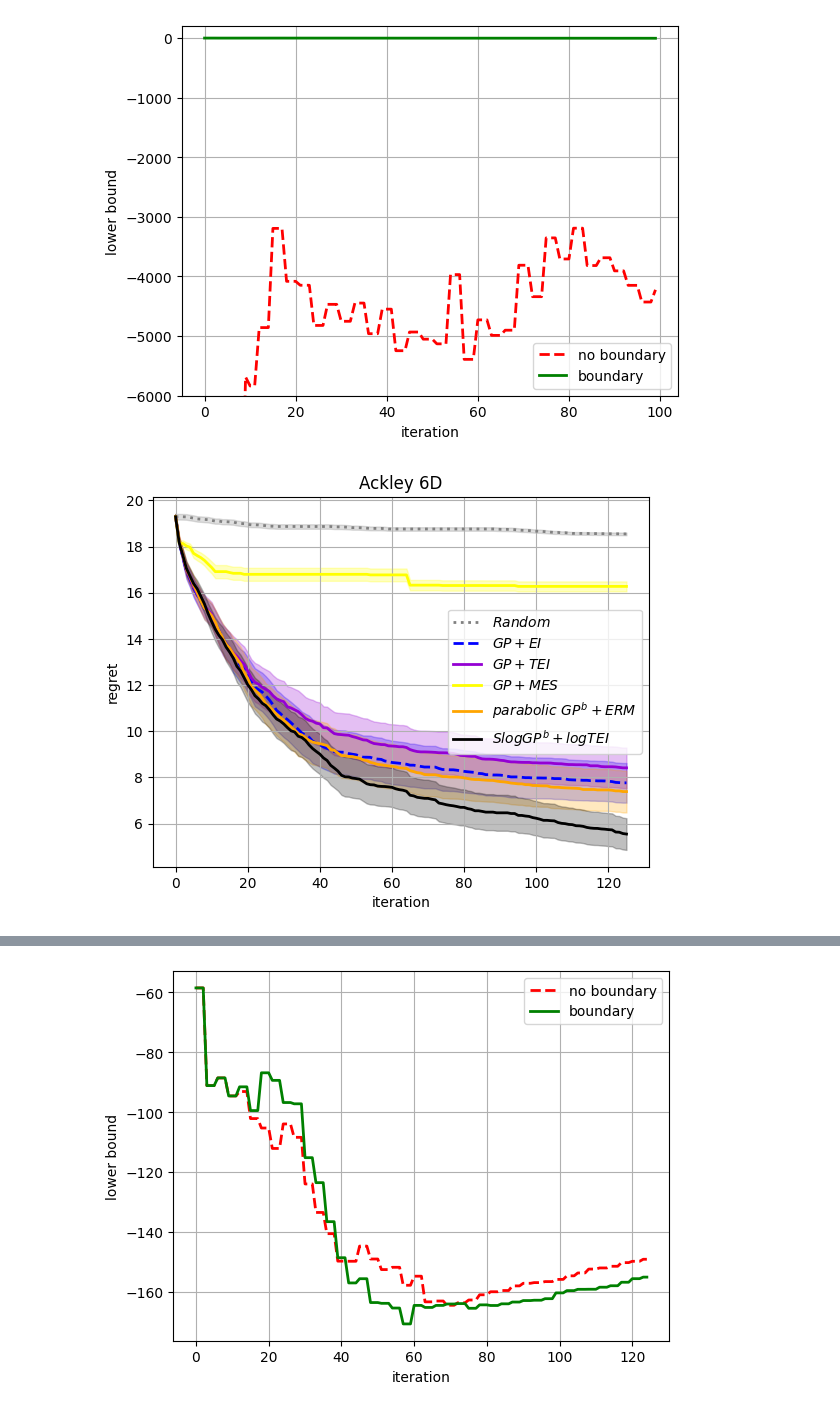
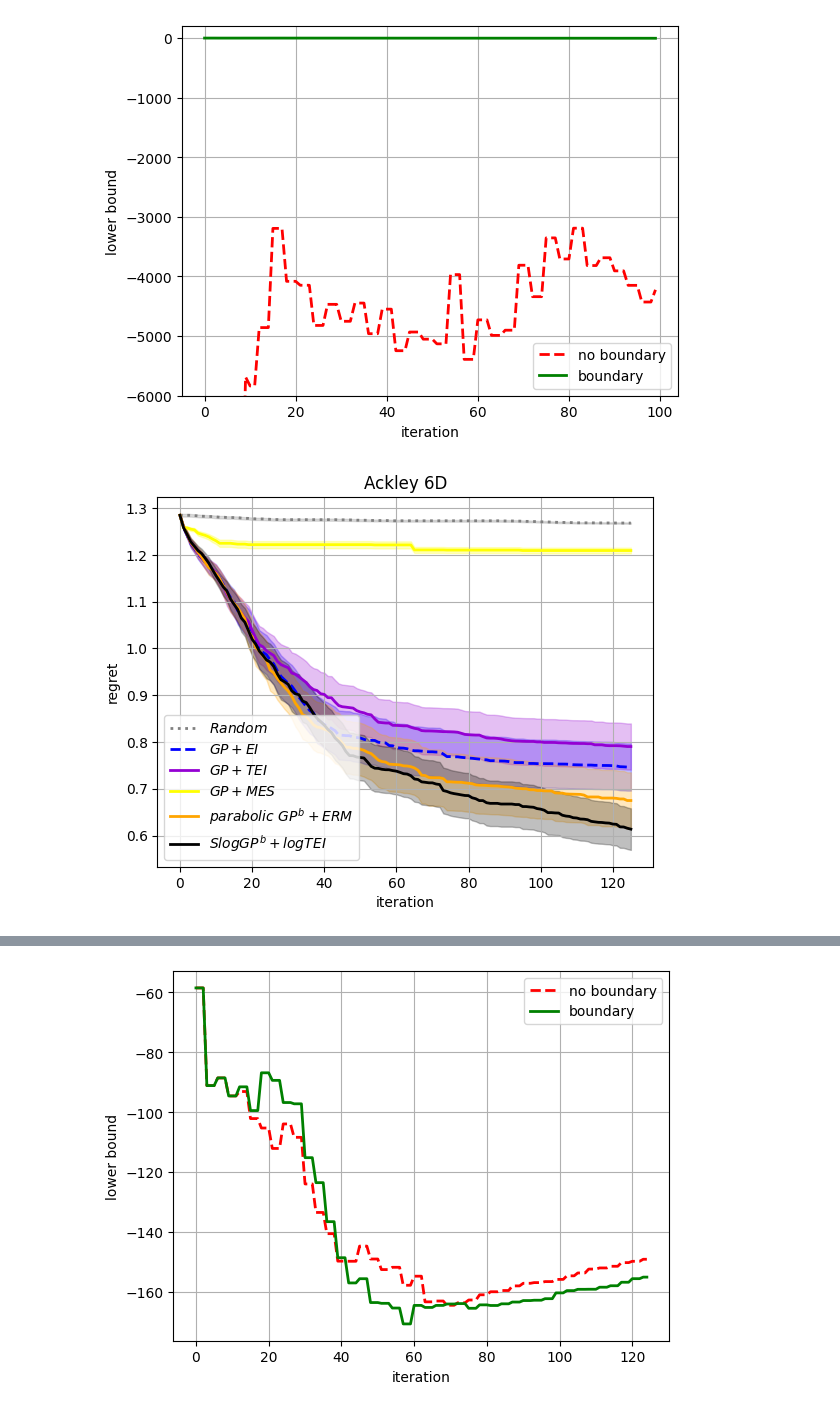
Before and after one commit to HanyangHenry-Wang/SLogGP_KnownBoundary, a Jupyter notebook: plot.ipynb, the cells around one changed output, grey strips where cells are left out. Cells and saved outputs as stored; diff of their text form; code cells hidden in the pictures.

```diff
--- a/plot.ipynb
+++ b/plot.ipynb
@@ -29,6 +29,33 @@ def log_RegretMean_plot(res,fstar,label,color,linestyle,error_bound=True):
     plt.plot(mean,linewidth=2,label=label,color=color,linestyle=linestyle)
     if error_bound:
         plt.fill_between(iter, lower, upper,alpha=0.25,color=color)
+# %%
+def log_Regret_plot(res,fstar,label,color,linestyle,error_bound=True):
+
+
+    total_record = np.log10(np.array(res)-fstar)
+
+
+    N = total_record.shape[0]
+
+    std = np.std(total_record,axis=0)
+
+    mean = np.mean(total_record,axis=0)
+
+    median = np.median(total_record,axis=0)
+
+    iter = np.array(range(mean.shape[0]))
+
+    lower = mean - 1*std/np.sqrt(N)
+    upper = mean + 1*std/np.sqrt(N)
+
+    lower.astype(float)
+    upper.astype(float)
+
+
+    plt.plot(mean,linewidth=2,label=label,color=color,linestyle=linestyle)
+    if error_bound:
+        plt.fill_between(iter, lower, upper,alpha=0.25,color=color)
 # %%
 BO_EI = np.genfromtxt(os.path.join(os.getcwd(),'final_res/GP2D_GP+EI'), delimiter=',')
 SLogGP_logEI = np.genfromtxt(os.path.join(os.getcwd(),'final_res/GP2D_SlogGP+logEI'), delimiter=',')
@@ -773,38 +818,38 @@ plt.savefig('plots/Rosenbrock7.png')
 # %%
 Random = np.genfromtxt(os.path.join(os.getcwd(),'final_res/Ackley6D_Random'), delimiter=',')
 BO_EI = np.genfromtxt(os.path.join(os.getcwd(),'final_res/Ackley6D_GP+EI'), delimiter=',')
 BO_TEI = np.genfromtxt(os.path.join(os.getcwd(),'final_res/Ackley6D_GP+TEI'), delimiter=',')
 BO_MES = np.genfromtxt(os.path.join(os.getcwd(),'final_res/Ackley6D_GP+MES'), delimiter=',')
 BO_ERM = np.genfromtxt(os.path.join(os.getcwd(),'final_res/Ackley6D_transformedGP+ERM'), delimiter=',')
 SLogGP_logEI = np.genfromtxt(os.path.join(os.getcwd(),'final_res/Ackley6D_SLogGP+logEI'), delimiter=',')
 SLogGP_boundary_logEI = np.genfromtxt(os.path.join(os.getcwd(),'final_res/Ackley6D_SLogGP(boundary)+logEI'), delimiter=',')
 SLogGP_boundary_logTEI = np.genfromtxt(os.path.join(os.getcwd(),'final_res/Ackley6D_SLogGP(boundary)+logTEI'), delimiter=',')
 
 
 fstar = 0.
 
-log_RegretMean_plot(Random,fstar=fstar,label='$Random$',color='grey',linestyle='dotted',error_bound=True)
-log_RegretMean_plot(BO_EI,fstar=fstar,label='$GP+EI$',color='blue',linestyle='dashed',error_bound=True)
-log_RegretMean_plot(BO_TEI,fstar=fstar,label='$GP+TEI$',color='darkviolet',linestyle='-',error_bound=True)
-log_RegretMean_plot(BO_MES,fstar=fstar,label='$GP+MES$',color='yellow',linestyle='-',error_bound=True)
-log_RegretMean_plot(BO_ERM,fstar=fstar,label='$parabolic ~ GP^b+ERM$',color='orange',linestyle='-',error_bound=True)
+log_Regret_plot(Random,fstar=fstar,label='$Random$',color='grey',linestyle='dotted',error_bound=True)
+log_Regret_plot(BO_EI,fstar=fstar,label='$GP+EI$',color='blue',linestyle='dashed',error_bound=True)
+log_Regret_plot(BO_TEI,fstar=fstar,label='$GP+TEI$',color='darkviolet',linestyle='-',error_bound=True)
+log_Regret_plot(BO_MES,fstar=fstar,label='$GP+MES$',color='yellow',linestyle='-',error_bound=True)
+log_Regret_plot(BO_ERM,fstar=fstar,label='$parabolic ~ GP^b+ERM$',color='orange',linestyle='-',error_bound=True)
 # log_RegretMean_plot(SLogGP_logEI,fstar=fstar,label='$SlogGP+logEI$',color='red',linestyle='dashed',error_bound=True)
 # log_RegretMean_plot(SLogGP_boundary_logEI,fstar=fstar,label='$SlogGP^b+logEI$',color='green',linestyle='-',error_bound=True)
-log_RegretMean_plot(SLogGP_boundary_logTEI,fstar=fstar,label='$SlogGP^b+logTEI$',color='black',linestyle='-',error_bound=True)
+log_Regret_plot(SLogGP_boundary_logTEI,fstar=fstar,label='$SlogGP^b+logTEI$',color='black',linestyle='-',error_bound=True)
 
 plt.xlabel('iteration')
 plt.ylabel('regret')
 
 plt.grid()
 
 #plt.yscale("log")
 plt.legend()
 plt.title('Ackley 6D')
 
 
 plt.savefig('plots/Ackley5.png')
 # %% [output]
-[figure, old version]
+[figure, new version]
 # %%
 BO_EI = np.genfromtxt(os.path.join(os.getcwd(),'final_res/Ackley6D_GP+EI'), delimiter=',')
 SLogGP_logEI = np.genfromtxt(os.path.join(os.getcwd(),'final_res/Ackley6D_SLogGP+logEI'), delimiter=',')
```
Also changed, not shown: parts of 22 cells of this notebook, 46 other files.
